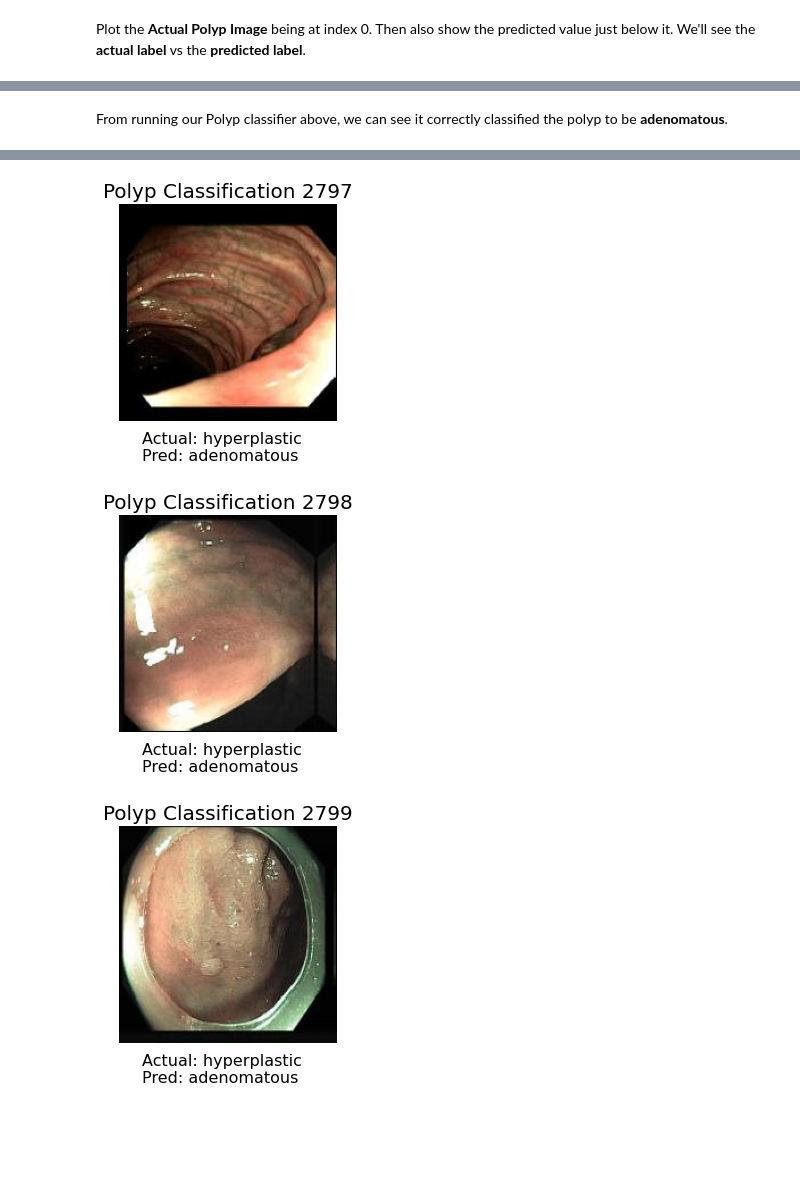
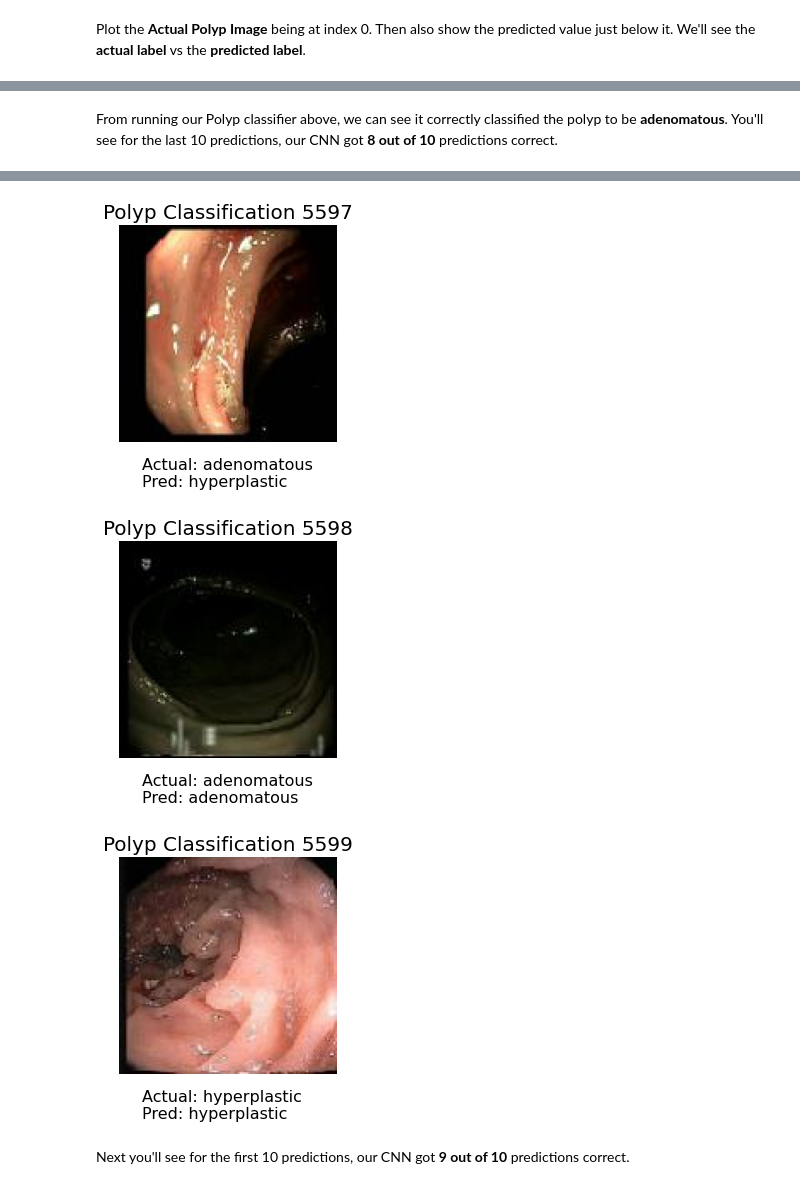
Before and after one commit to shreyahunur/Lesion-Detection, a Jupyter notebook: Notebooks/CNN_Polyp_Classification.ipynb, the cells around one changed output, grey strips where cells are left out. Cells and saved outputs as stored; diff of their text form; code cells hidden in the pictures; blank space fills up the shorter version.

```diff
--- a/Notebooks/CNN_Polyp_Classification.ipynb
+++ b/Notebooks/CNN_Polyp_Classification.ipynb
@@ -359,0 +415,3 @@ Epoch 5/5
+# %%
+# Training CNN on 22,400 augmented polyp images; 20% for validation
+history = cnn.fit(aug_X_train, aug_y_train, validation_split=0.2, epochs=9)
@@ -435,5 +500,3 @@ cnn.save('polyp_cnn_clf_14000.h5')
 ## Run Predictions
 # %%
 classes = ['adenomatous', 'hyperplastic']
-# %%
-cnn = load_model("polyp_cnn_clf_14000.h5")
@@ -440,5 +505,5 @@ cnn = load_model("polyp_cnn_clf_14000.h5")
 # %%
-y_pred = cnn.predict(X_test_polyp)
+y_pred = cnn.predict(aug_X_test)
 # %%
 y_pred[:5]
 # %% [output]
@@ -450,2 +515,2 @@ array([[2.7068684e-04],
 # %%
-y_pred_classes = [np.argmax(element) for element in y_pred]
+y_pred_classes = [0 if element < 0.5 else 1 for element in y_pred]
@@ -482,9 +553,9 @@ plot_sample(X_test_polyp,
 # %% [markdown]
-From running our Polyp classifier above, we can see it correctly classified the polyp to be **adenomatous**.
+From running our Polyp classifier above, we can see it correctly classified the polyp to be **adenomatous**. You'll see for the last 10 predictions, our CNN got **8 out of 10** predictions correct.
 # %%
-for i in range(len(X_test_polyp)-10, len(X_test_polyp)):
-    plot_sample(X_test_polyp,
-                y_test_polyp, y_pred_classes, index=i,
+for i in range(len(aug_X_test)-10, len(aug_X_test)):
+    plot_sample(aug_X_test,
+                aug_y_test, y_pred_classes, index=i,
                 src_title="Polyp Classification " + str(i),
                 save_img=True,
                 save_dst="cnn_clf/trained_14000_aug/clf_pred_images")
@@ -499,3 +570,5 @@ for i in range(len(X_test_polyp)-10, len(X_test_polyp)):
-[figure, old version]
+[figure, new version]
-[figure, old version]
+[figure, new version]
-[figure, old version]
+[figure, new version]
+# %% [markdown]
+Next you'll see for the first 10 predictions, our CNN got **9 out of 10** predictions correct.
```
Also changed, not shown: parts of 45 cells of this notebook, 1 other file.
